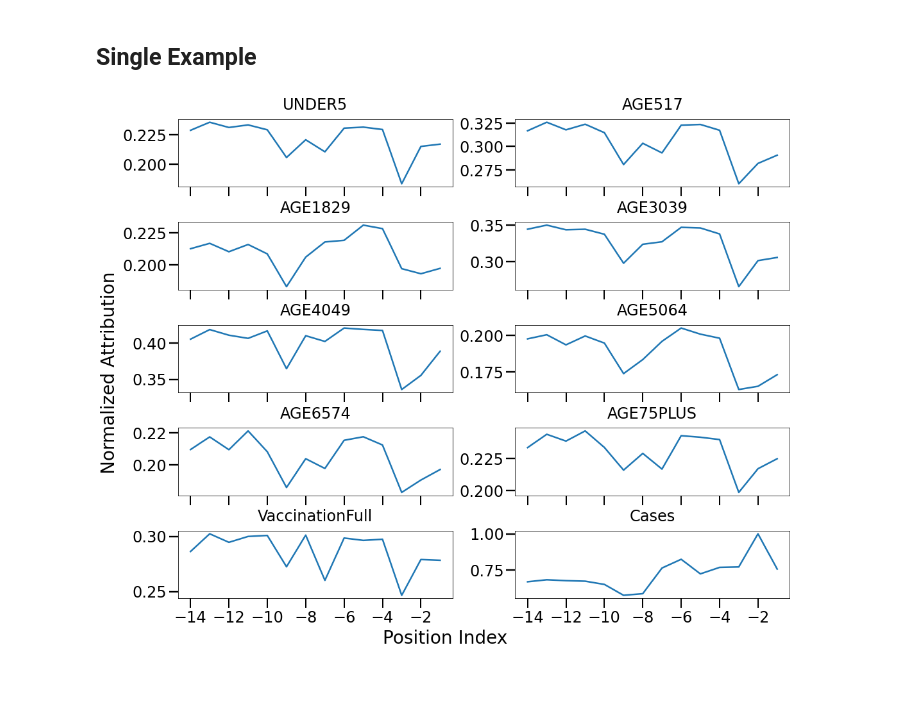
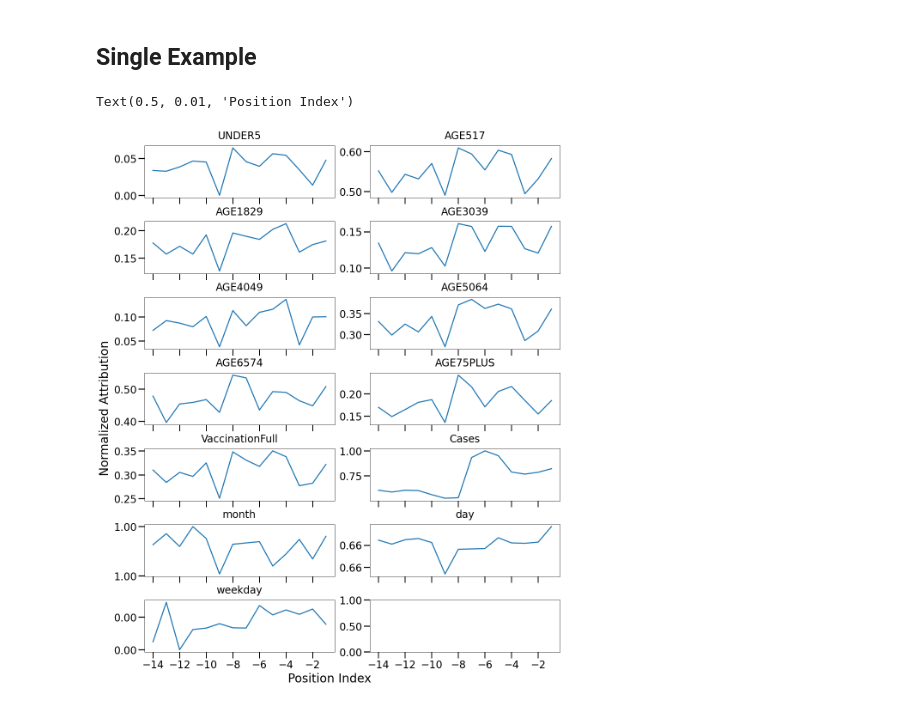
Before and after one commit to UVA-MLSys/COVID-19-age-groups, a Jupyter notebook: plot_interpretation.ipynb, the cells around one changed output. Cells and saved outputs as stored; diff of their text form; code cells hidden in the pictures.

Commit message:
update figures

```diff
--- a/plot_interpretation.ipynb
+++ b/plot_interpretation.ipynb
@@ -367,46 +368,53 @@ plt.savefig(f'results/attribution_{flag}_{age_feature}.jpg', dpi=200)
 # %% [markdown]
 ## Single Example
 # %%
-fig, axes = plt.subplots(nrows=5, ncols=2, figsize=(15, 12), sharex=True, layout='constrained')
+fig, axes = plt.subplots(nrows=7, ncols=2, figsize=(15, 18), sharex=True, layout='constrained')
 
 fips = 6037  # California, Los Angeles
-index = predictions_index[predictions_index['FIPS']==fips].index[0]
-
+# index = predictions_index[predictions_index['FIPS']==fips].index[0]
+index = 11
 Y = attr[0][index].mean(axis=0)
-Y /= Y.max()
+Y = (Y - Y.min())/(Y.max()-Y.min())
 
 for i in range(4):
     for j in range(2):
         age_feature = age_features[i*2 +j]
 
         axes[i][j].plot(range(-args.seq_len, 0), Y[:, i*2+j])
         axes[i][j].set_title(age_feature)
         # axes[i][j].set_ylim(0, 1)
 
 for j in range(2):
     past_feature = past_features[8+j]
     axes[4][j].plot(range(-args.seq_len, 0), Y[:, 8+j])
     axes[4][j].set_title(past_feature)
     axes[4][j].xaxis.set_major_locator(MultipleLocator(base=2))
 
-# Y = attr[1][index].mean(axis=0)
-# Y /= Y.max()
-# for j in range(2):
-#     known_feature = age_data.known_reals[j]
-#     axes[5][j].plot(range(-args.seq_len, 0), Y[:, j])
-#     axes[5][j].set_title(known_feature)
-#     axes[5][j].xaxis.set_major_locator(MultipleLocator(base=2))
+Y = attr[1][index].mean(axis=0)
+Y = (Y - Y.min())/(Y.max()-Y.min())
+for j in range(2):
+    known_feature = age_data.known_reals[j]
+    axes[5][j].plot(range(-args.seq_len, 0), Y[:, j])
+    axes[5][j].set_title(known_feature)
+    axes[5][j].xaxis.set_major_locator(MultipleLocator(base=2))
 
-# known_feature = age_data.known_reals[j]
-# axes[6][0].plot(range(-args.seq_len, 0), Y[:, j])
-# axes[6][0].set_title(known_feature)
-# axes[6][0].xaxis.set_major_locator(MultipleLocator(base=2))
+known_feature = age_data.known_reals[2]
+axes[6][0].plot(range(-args.seq_len, 0), Y[:, 2])
+axes[6][0].set_title(known_feature)
+axes[6][0].xaxis.set_major_locator(MultipleLocator(base=2))
+
+
+formatter = StrMethodFormatter("{x:.2f}")
+for ax_row in axes:
+    for ax in ax_row:
+        ax.yaxis.set_major_formatter(formatter)
 
 # fig.tight_layout()
 fig.supylabel('Normalized Attribution', fontsize=28)
 fig.supxlabel('Position Index', fontsize=28)
 
 # plt.legend(ncol=2, bbox_to_anchor=(0.23, 5.4))
-plt.savefig(f'results/attribution_{flag}_{fips}.jpg', dpi=200, bbox_inches="tight")
+# plt.savefig(f'results/attribution_{flag}_{fips}.jpg', dpi=200, bbox_inches="tight")
 # %% [output]
+Text(0.5, 0.01, 'Position Index')
-[figure, old version]
+[figure, new version]
```
Also changed, not shown: parts of 6 cells of this notebook, 2 other files.
